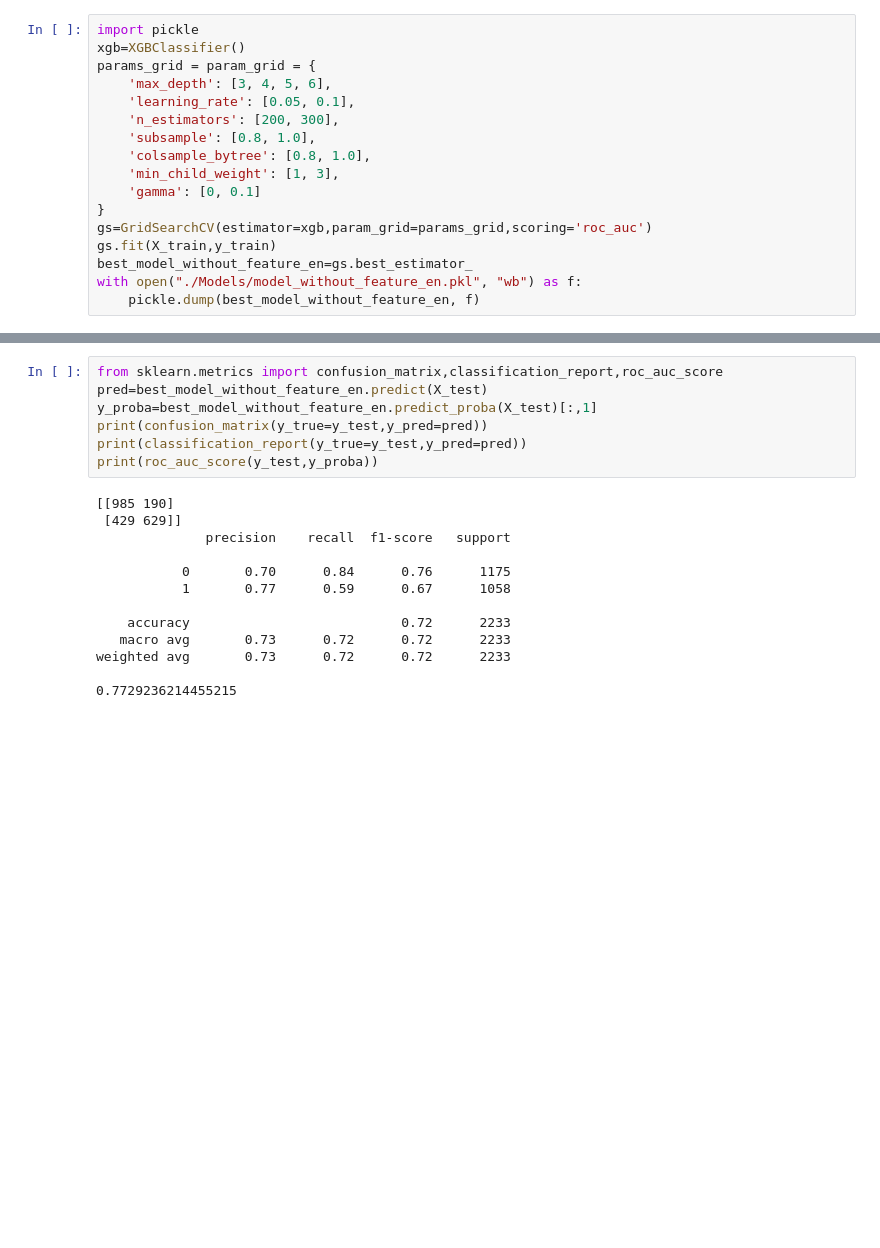
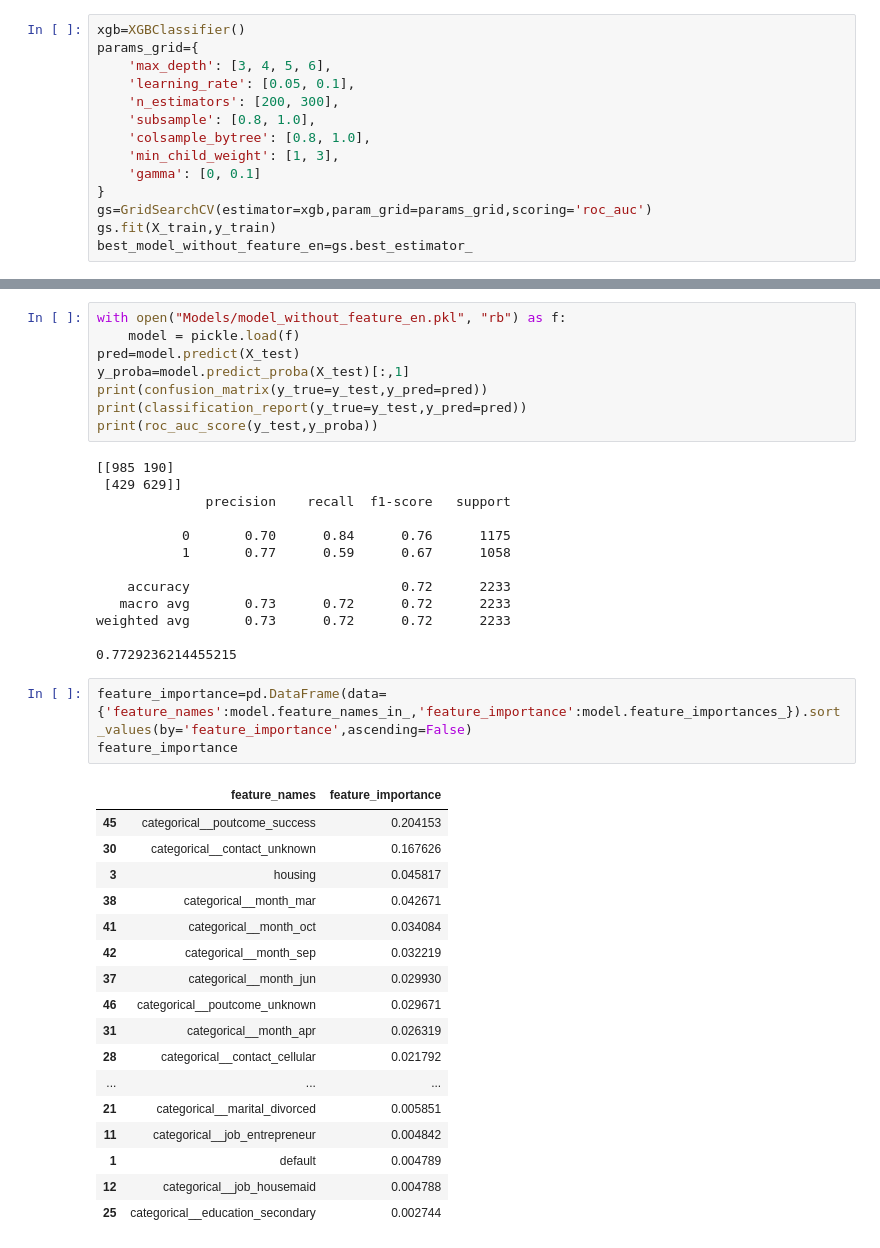
Before and after one commit to Knightrider8611/Predicting_Customer_Subsciption_to_Bank_Campaign, a Jupyter notebook: model_training.ipynb, the cells around one changed output, grey strips where cells are left out. Cells and saved outputs as stored; diff of their text form; blank space fills up the shorter version.

```diff
--- a/model_training.ipynb
+++ b/model_training.ipynb
@@ -32,9 +34,8 @@ X=df.drop(columns='deposit')
 y=df['deposit']
 X_train,X_test,y_train,y_test=train_test_split(X,y,stratify=y,random_state=seed,test_size=0.2)
 # %%
-import pickle
 xgb=XGBClassifier()
-params_grid = param_grid = {
+params_grid={
     'max_depth': [3, 4, 5, 6],
     'learning_rate': [0.05, 0.1],
     'n_estimators': [200, 300],
@@ -46,5 +47,3 @@ params_grid = param_grid = {
 gs=GridSearchCV(estimator=xgb,param_grid=params_grid,scoring='roc_auc')
 gs.fit(X_train,y_train)
 best_model_without_feature_en=gs.best_estimator_
-with open("./Models/model_without_feature_en.pkl", "wb") as f:
-    pickle.dump(best_model_without_feature_en, f)
@@ -53,7 +53,8 @@ NameError: name 'XGBClassifier' is not defined
 # %%
-from sklearn.metrics import confusion_matrix,classification_report,roc_auc_score
-pred=best_model_without_feature_en.predict(X_test)
-y_proba=best_model_without_feature_en.predict_proba(X_test)[:,1]
+with open("Models/model_without_feature_en.pkl", "rb") as f:
+    model = pickle.load(f)
+pred=model.predict(X_test)
+y_proba=model.predict_proba(X_test)[:,1]
 print(confusion_matrix(y_true=y_test,y_pred=pred))
 print(classification_report(y_true=y_test,y_pred=pred))
 print(roc_auc_score(y_test,y_proba))
@@ -70,3 +71,24 @@ print(roc_auc_score(y_test,y_proba))
 weighted avg       0.73      0.72      0.72      2233
 
 0.7729236214455215
+# %%
+feature_importance=pd.DataFrame(data={'feature_names':model.feature_names_in_,'feature_importance':model.feature_importances_}).sort_values(by='feature_importance',ascending=False)
+feature_importance
+# %% [output]
+|  | feature_names | feature_importance |
+| 45 | categorical__poutcome_success | 0.204153 |
+| 30 | categorical__contact_unknown | 0.167626 |
+| 3 | housing | 0.045817 |
+| 38 | categorical__month_mar | 0.042671 |
+| 41 | categorical__month_oct | 0.034084 |
+| 42 | categorical__month_sep | 0.032219 |
+| 37 | categorical__month_jun | 0.029930 |
+| 46 | categorical__poutcome_unknown | 0.029671 |
+| 31 | categorical__month_apr | 0.026319 |
+| 28 | categorical__contact_cellular | 0.021792 |
+| ... | ... | ... |
+| 21 | categorical__marital_divorced | 0.005851 |
+| 11 | categorical__job_entrepreneur | 0.004842 |
+| 1 | default | 0.004789 |
+| 12 | categorical__job_housemaid | 0.004788 |
+| 25 | categorical__education_secondary | 0.002744 |
```
Also changed, not shown: parts of 8 cells of this notebook, 1 other file.
